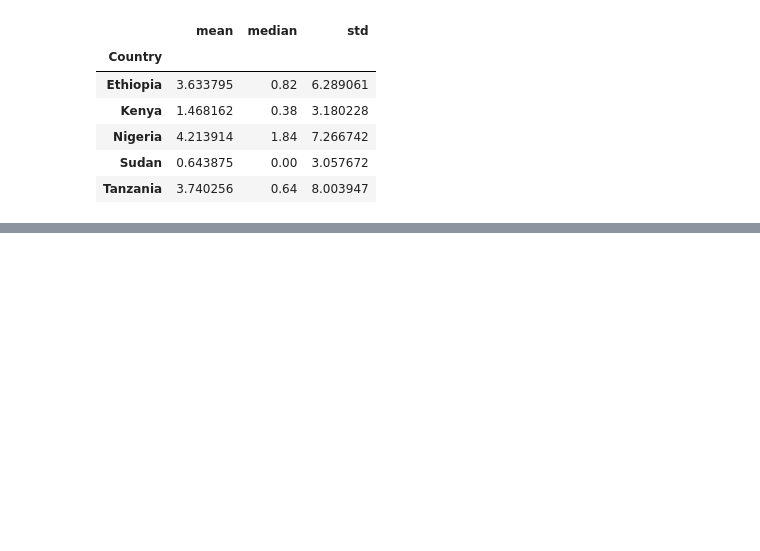
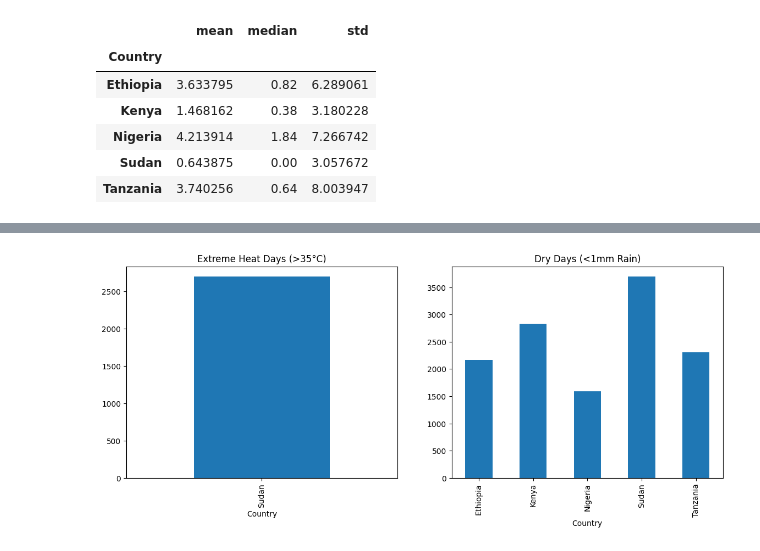
Before and after one commit to fenet-as/climate-challenge-week0, a Jupyter notebook: notebooks/compare_countries.ipynb, the cells around one changed output, grey strips where cells are left out. Cells and saved outputs as stored; diff of their text form; code cells hidden in the pictures; blank space fills up the shorter version.

Commit message:
feat: compute and visualize extreme heat and dry event frequency

```diff
--- a/notebooks/compare_countries.ipynb
+++ b/notebooks/compare_countries.ipynb
@@ -72,3 +72,8 @@ precip_stats
 | Nigeria | 4.213914 | 1.84 | 7.266742 |
 | Sudan | 0.643875 | 0.00 | 3.057672 |
 | Tanzania | 3.740256 | 0.64 | 8.003947 |
+# %%
+heat = df[df["T2M_MAX"] > 35]
+
+heat_events = heat.groupby("Country").size()
+heat_events
@@ -74,0 +84,5 @@ precip_stats
+# %%
+dry = df[df["PRECTOTCORR"] < 1]
+
+dry_events = dry.groupby("Country").size()
+dry_events
@@ -74,0 +97,9 @@ precip_stats
+# %%
+fig, ax = plt.subplots(1,2, figsize=(14,5))
+
+heat_events.plot(kind="bar", ax=ax[0], title="Extreme Heat Days (>35°C)")
+dry_events.plot(kind="bar", ax=ax[1], title="Dry Days (<1mm Rain)")
+
+plt.show()
+# %% [output]
+[figure, added]
```
Also changed, not shown: parts of 2 cells of this notebook.
